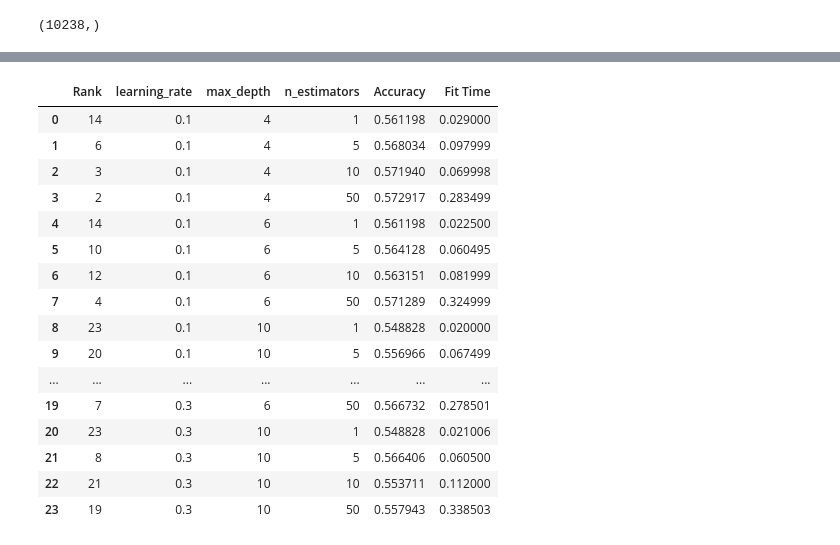
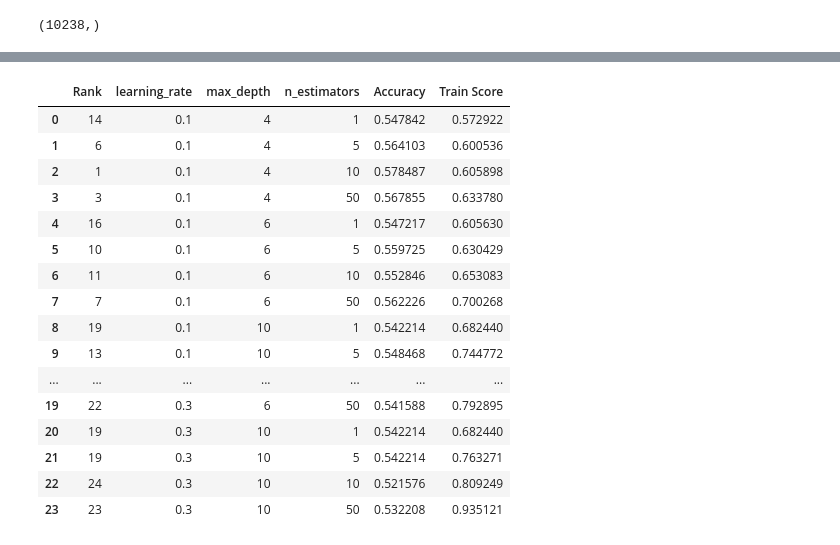
Before and after one commit to otakbeku/modified-FCOS, a Jupyter notebook: DTL/feature_representation.ipynb, the cells around one changed output, grey strips where cells are left out. Cells and saved outputs as stored; diff of their text form; code cells hidden in the pictures.

```diff
--- a/DTL/feature_representation.ipynb
+++ b/DTL/feature_representation.ipynb
@@ -83,0 +93,3 @@ np.shape(data_train_flat)
+# %%
+X = flatten_list(data_train)+flatten_list(data_val)
+np.shape(X)
@@ -84,5 +98,6 @@ np.shape(data_train_flat)
 # %%
-X_train, X_test, y_train, y_test = train_test_split(data_train_flat, y_train, test_size=0.3, random_state=101)
+X_train, X_test, y_train, y_test = train_test_split(X, y, test_size=0.3, random_state=101)
+X_val, X_test, y_val, y_test = train_test_split(X_test, y_test, test_size=0.5, random_state=101)
 # %%
 print('data train dimension:', np.shape(X_train))
 print('label train dimension:', np.shape(y_train))
@@ -143,0 +171,3 @@ glcm_data_test.to_csv('glcm_data_test.csv')
+# %%
+glcm_data_val = glcm_feature_extraction(X_val)
+glcm_data_val.head()
@@ -284,13 +343,13 @@ test_fold = np.concatenate([
     # The training data.
     np.full(len(glcm_data_train), -1, dtype=np.int8),
     # The development data.
-    np.zeros(len(glcm_data_test), dtype=np.int8)
+    np.zeros(len(glcm_data_val), dtype=np.int8)
 ])
 
 cv = PredefinedSplit(test_fold)
 
-X = np.concatenate([glcm_data_train, glcm_data_test])
-y = np.concatenate([y_train, y_test])
+X = np.concatenate([glcm_data_train, glcm_data_val])
+y = np.concatenate([y_train, y_val])
 # %%
 base = DecisionTreeClassifier()
 grid = {
@@ -503,20 +527,22 @@ print(xg_model.cv_results_)
 # %%
-pd.concat([pd.DataFrame(xg_model.cv_results_["rank_test_score"], columns=["Rank"]), pd.DataFrame(xg_model.cv_results_["params"]),pd.DataFrame(xg_model.cv_results_["mean_test_score"], columns=["Accuracy"]),pd.DataFrame(xg_model.cv_results_["mean_fit_time"], columns=["Fit Time"])],axis=1)
+df = pd.concat([pd.DataFrame(xg_model.cv_results_["rank_test_score"], columns=["Rank"]), pd.DataFrame(xg_model.cv_results_["params"]),pd.DataFrame(xg_model.cv_results_["mean_test_score"], columns=["Accuracy"]),pd.DataFrame(xg_model.cv_results_["mean_train_score"], columns=["Train Score"])],axis=1)
+df.to_csv('local_xg_accuracy_{}_glcm.csv'.format(128))
+df
 # %% [output]
-|  | Rank | learning_rate | max_depth | n_estimators | Accuracy | Fit Time |
-| 0 | 14 | 0.1 | 4 | 1 | 0.561198 | 0.029000 |
-| 1 | 6 | 0.1 | 4 | 5 | 0.568034 | 0.097999 |
-| 2 | 3 | 0.1 | 4 | 10 | 0.571940 | 0.069998 |
-| 3 | 2 | 0.1 | 4 | 50 | 0.572917 | 0.283499 |
-| 4 | 14 | 0.1 | 6 | 1 | 0.561198 | 0.022500 |
-| 5 | 10 | 0.1 | 6 | 5 | 0.564128 | 0.060495 |
-| 6 | 12 | 0.1 | 6 | 10 | 0.563151 | 0.081999 |
-| 7 | 4 | 0.1 | 6 | 50 | 0.571289 | 0.324999 |
-| 8 | 23 | 0.1 | 10 | 1 | 0.548828 | 0.020000 |
-| 9 | 20 | 0.1 | 10 | 5 | 0.556966 | 0.067499 |
+|  | Rank | learning_rate | max_depth | n_estimators | Accuracy | Train Score |
+| 0 | 14 | 0.1 | 4 | 1 | 0.547842 | 0.572922 |
+| 1 | 6 | 0.1 | 4 | 5 | 0.564103 | 0.600536 |
+| 2 | 1 | 0.1 | 4 | 10 | 0.578487 | 0.605898 |
+| 3 | 3 | 0.1 | 4 | 50 | 0.567855 | 0.633780 |
+| 4 | 16 | 0.1 | 6 | 1 | 0.547217 | 0.605630 |
+| 5 | 10 | 0.1 | 6 | 5 | 0.559725 | 0.630429 |
+| 6 | 11 | 0.1 | 6 | 10 | 0.552846 | 0.653083 |
+| 7 | 7 | 0.1 | 6 | 50 | 0.562226 | 0.700268 |
+| 8 | 19 | 0.1 | 10 | 1 | 0.542214 | 0.682440 |
+| 9 | 13 | 0.1 | 10 | 5 | 0.548468 | 0.744772 |
 | ... | ... | ... | ... | ... | ... | ... |
-| 19 | 7 | 0.3 | 6 | 50 | 0.566732 | 0.278501 |
-| 20 | 23 | 0.3 | 10 | 1 | 0.548828 | 0.021006 |
-| 21 | 8 | 0.3 | 10 | 5 | 0.566406 | 0.060500 |
-| 22 | 21 | 0.3 | 10 | 10 | 0.553711 | 0.112000 |
-| 23 | 19 | 0.3 | 10 | 50 | 0.557943 | 0.338503 |
+| 19 | 22 | 0.3 | 6 | 50 | 0.541588 | 0.792895 |
+| 20 | 19 | 0.3 | 10 | 1 | 0.542214 | 0.682440 |
+| 21 | 19 | 0.3 | 10 | 5 | 0.542214 | 0.763271 |
+| 22 | 24 | 0.3 | 10 | 10 | 0.521576 | 0.809249 |
+| 23 | 23 | 0.3 | 10 | 50 | 0.532208 | 0.935121 |
```
Also changed, not shown: parts of 97 cells of this notebook, 26 other files.
